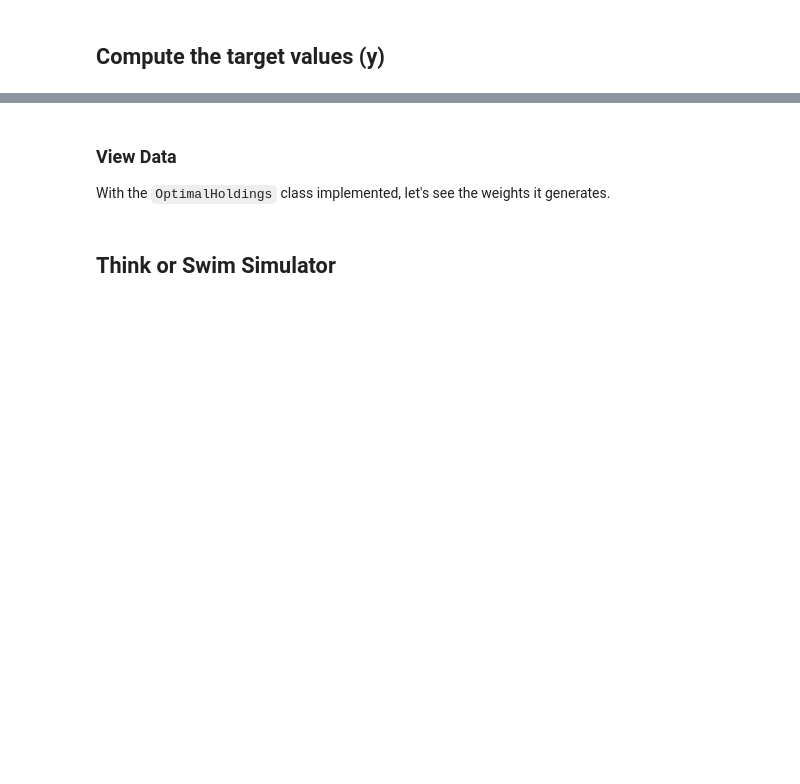
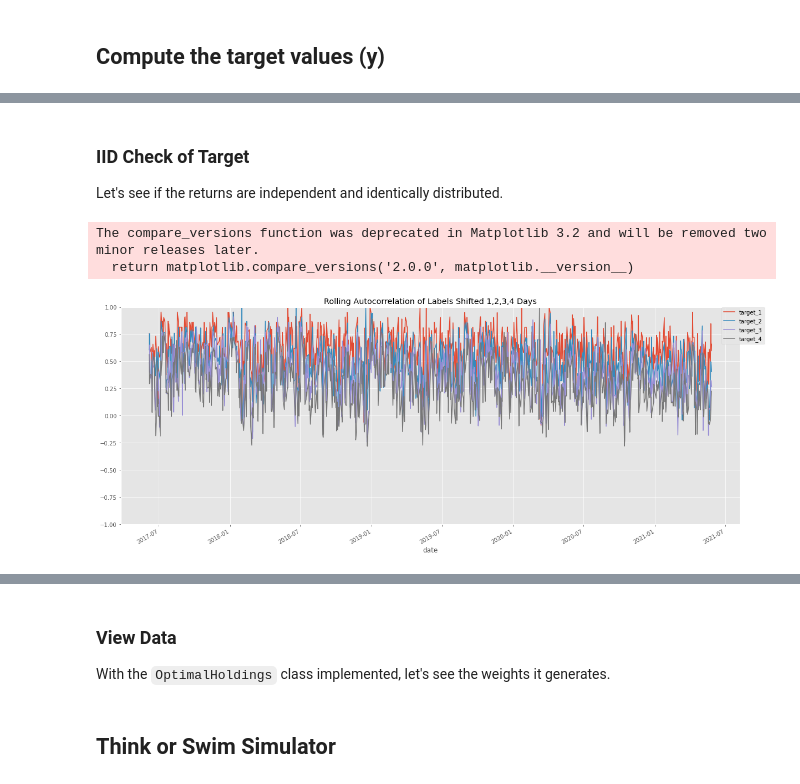
Before and after one commit to nmaiorana/svi-trading-tools, a Jupyter notebook: portfolio_analysis_ml.ipynb, the cells around one changed output, grey strips where cells are left out. Saved outputs shown, nothing was run; the diff lists cells and outputs as text; code cells hidden in the pictures; blank space fills up the shorter version.

```diff
--- a/portfolio_analysis_ml.ipynb
+++ b/portfolio_analysis_ml.ipynb
@@ -310,0 +313,4 @@ all_factors.head()
+# %%
+target_source = 'logret_5_day_2_quantiles'
+all_factors['target'] = all_factors.groupby(level='ticker')['logret_5_day_2_quantiles'].shift(-5)
+all_factors[[target_source,'target']].reset_index().sort_values(['ticker', 'date']).head(10)
@@ -311,3 +329,32 @@ all_factors.head()
+# %% [markdown]
+### IID Check of Target
+Let's see if the returns are independent and identically distributed.
+# %%
+from scipy.stats import spearmanr
+
+def sp(group, col1_name, col2_name):
+    x = group[col1_name]
+    y = group[col2_name]
+    return spearmanr(x, y)[0]
+
+
+all_factors['target_1'] = all_factors.groupby(level='ticker')[target_source].shift(-4)
+all_factors['target_2'] = all_factors.groupby(level='ticker')[target_source].shift(-3)
+all_factors['target_3'] = all_factors.groupby(level='ticker')[target_source].shift(-2)
+all_factors['target_4'] = all_factors.groupby(level='ticker')[target_source].shift(-1)
+
+g = all_factors.dropna().groupby(level='date')
+for i in range(4):
+    label = 'target_'+str(i+1)
+    ic = g.apply(sp, 'target', label)
+    ic.plot(ylim=(-1, 1), label=label)
+plt.legend(bbox_to_anchor=(1.04, 1), borderaxespad=0)
+plt.title('Rolling Autocorrelation of Labels Shifted 1,2,3,4 Days')
+plt.show()
+# %% [output]
+The compare_versions function was deprecated in Matplotlib 3.2 and will be removed two minor releases later.
+  return matplotlib.compare_versions('2.0.0', matplotlib.__version__)
+[figure, added]
 # %%
 all_factors.to_csv('data/factor_features_data.csv')
 # %%
```
Also changed, not shown: parts of 44 cells of this notebook, 5 other files.
